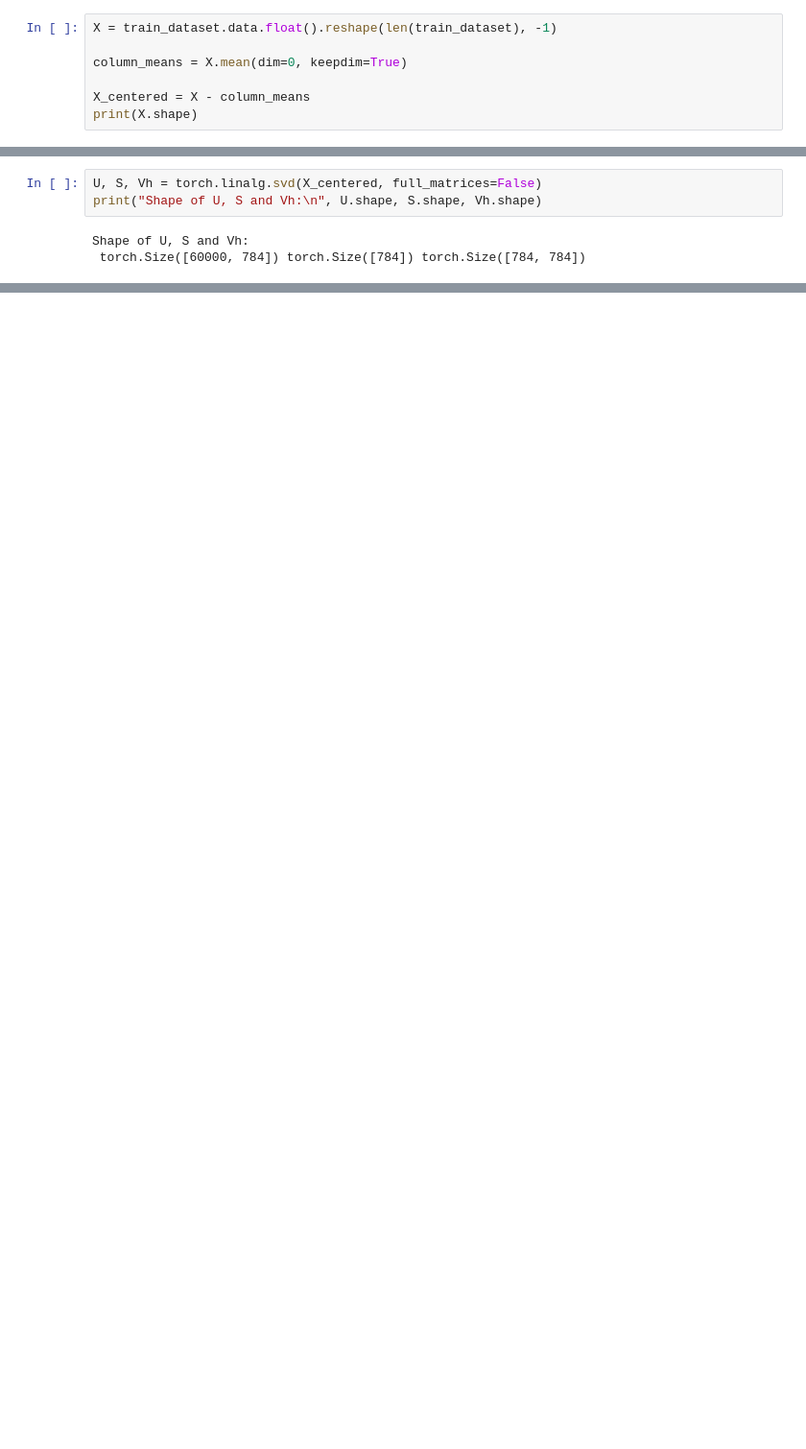
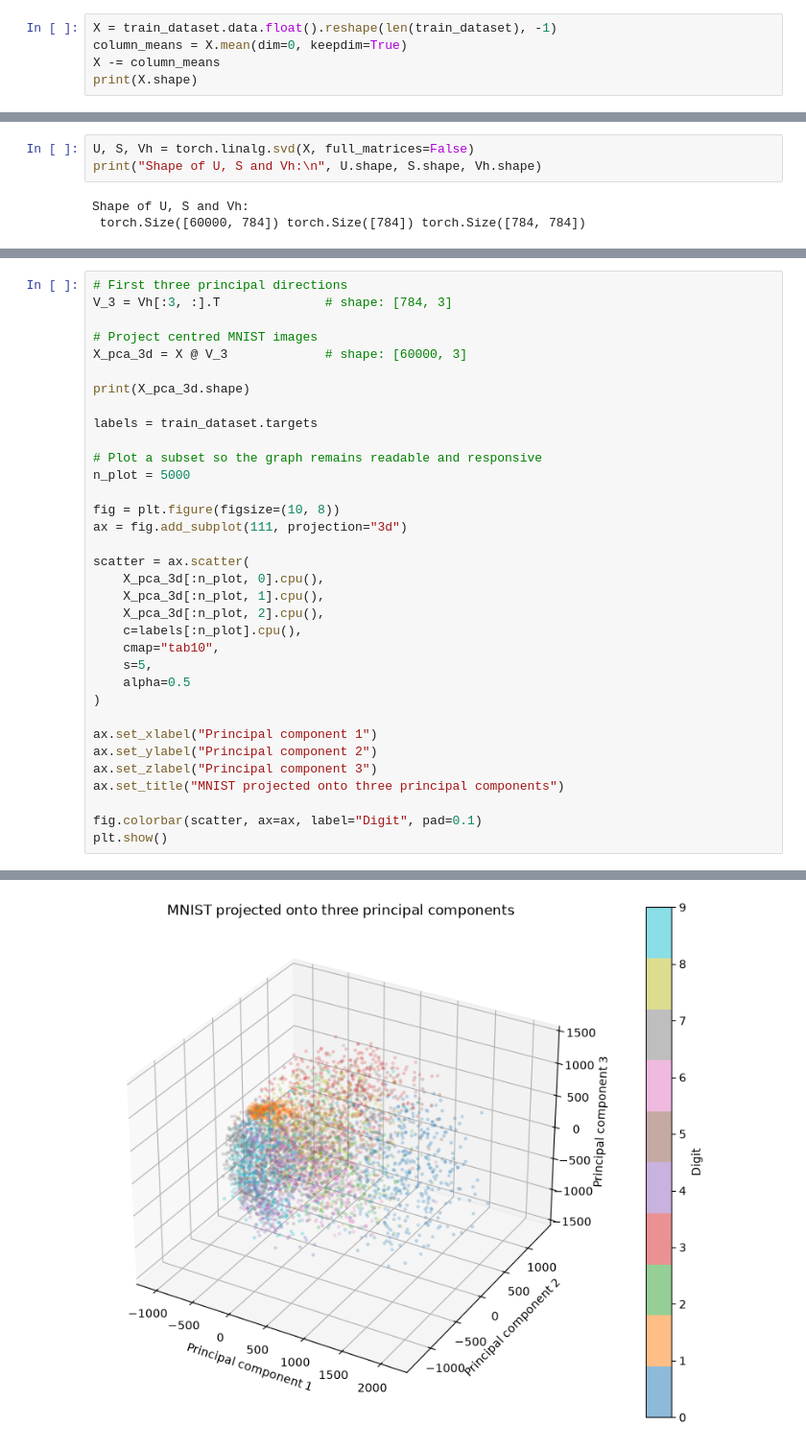
Before and after one commit to Otto-gits/Maths-of-AI, a Jupyter notebook: pca_example.ipynb, the cells around one changed output, grey strips where cells are left out. Shown at 96% size. Drawn from its saved outputs; the diff is of its cells as text; blank space fills up the shorter version.

```diff
--- a/pca_example.ipynb
+++ b/pca_example.ipynb
@@ -25,17 +26,15 @@ test_dataset = datasets.MNIST(root='../data', train=False,
 We then transform our tensors to be the correct size (60000, 784) and also centre the columns of X.
 # %%
 X = train_dataset.data.float().reshape(len(train_dataset), -1)
-
 column_means = X.mean(dim=0, keepdim=True)
-
-X_centered = X - column_means
+X -= column_means
 print(X.shape)
 # %% [output]
 torch.Size([60000, 784])
 # %% [markdown]
 We can now compute the SVD of X
 # %%
-U, S, Vh = torch.linalg.svd(X_centered, full_matrices=False)
+U, S, Vh = torch.linalg.svd(X, full_matrices=False)
 print("Shape of U, S and Vh:\n", U.shape, S.shape, Vh.shape)
 # %% [output]
 Shape of U, S and Vh:
@@ -71,3 +70,38 @@ plt.title("Two-component PCA projection of MNIST")
 plt.show()
 # %% [output]
 [figure]
+# %%
+# First three principal directions
+V_3 = Vh[:3, :].T              # shape: [784, 3]
+
+# Project centred MNIST images
+X_pca_3d = X @ V_3             # shape: [60000, 3]
+
+print(X_pca_3d.shape)
+
+labels = train_dataset.targets
+
+# Plot a subset so the graph remains readable and responsive
+n_plot = 5000
+
+fig = plt.figure(figsize=(10, 8))
+ax = fig.add_subplot(111, projection="3d")
+
+scatter = ax.scatter(
+    X_pca_3d[:n_plot, 0].cpu(),
+    X_pca_3d[:n_plot, 1].cpu(),
+    X_pca_3d[:n_plot, 2].cpu(),
+    c=labels[:n_plot].cpu(),
+    cmap="tab10",
+    s=5,
+    alpha=0.5
+)
+
+ax.set_xlabel("Principal component 1")
+ax.set_ylabel("Principal component 2")
+ax.set_zlabel("Principal component 3")
+ax.set_title("MNIST projected onto three principal components")
+
+fig.colorbar(scatter, ax=ax, label="Digit", pad=0.1)
+plt.show()
+# %% [output]
@@ -73,0 +109 @@ plt.show()
+[figure, added]
```
Also changed, not shown: parts of 5 cells of this notebook.
